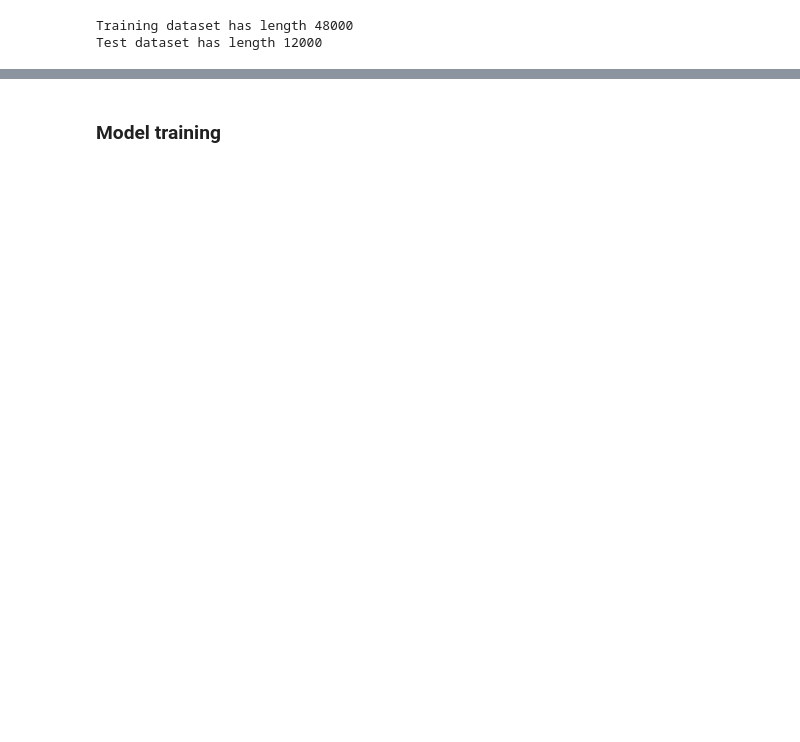
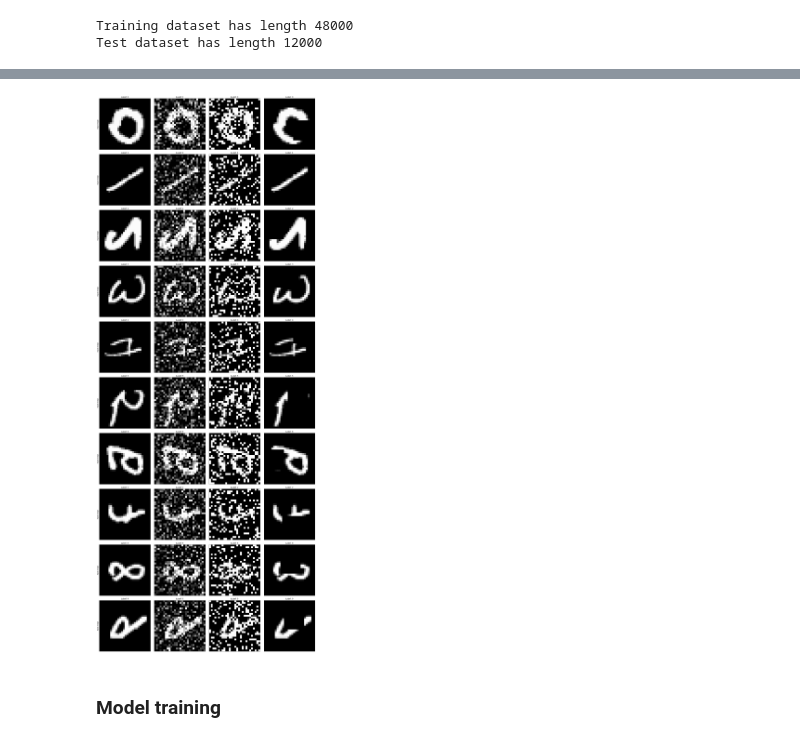
Before and after one commit to damiclem/nndl-04, a Jupyter notebook: variational-auto-encoder.ipynb, the cells around one changed output, grey strips where cells are left out. Saved outputs shown, nothing was run; the diff lists cells and outputs as text; code cells hidden in the pictures; blank space fills up the shorter version.

```diff
--- a/variational-auto-encoder.ipynb
+++ b/variational-auto-encoder.ipynb
@@ -34,7 +42,25 @@ MODEL_PATH = DATA_PATH + '/models'
 # %%
+# Load dataset and set random transformations
+
 # Load MNIST dataset from file
 mnist = MNIST.from_mat(MNIST_PATH)
 
+# Define random noise choice
+random_noise = RandomNoise([
+    # No noise
+    Clip(),
+    # Gaussian noise
+    Compose([GaussianNoise(mu=0, sigma=0.4), Clip()]),
+    # salt and pepper noise
+    Compose([SaltPepperNoise(perc=0.4), Clip()]),
+    # Occlusion noise
+    Compose([OcclusionNoise(perc=0.4), Clip()])
+])
+# Define cast to tensor
+to_tensor = ToTensor()
+# Add to tensor transformation
+mnist.transform = Compose([random_noise, to_tensor])
+
 # Show mnist dataset length
 print('Loaded MNIST dataset contains {:d} images'.format(len(mnist)))
 # %% [output]
@@ -112,2 +131,48 @@ Test dataset has length 12000
+# %%
+# Show digits test sample
+
+# Define function for plotting test sample
+def plot_sample(in_images, out_images, net_images=None, digit_size=5):
+
+    # Define number of input images and transformations
+    n, m = in_images.shape[:2]
+    # Define plot rows and columns
+    r, c = n, m
+
+    # Duplicate rows in case reconstructed images have been set
+    r = r if (net_images is None) else (r * 2)
+
+    # Initialize plot
+    fig, axs = plt.subplots(r, c, figsize=(c * digit_size, r * digit_size))
+    # Loop through each row
+    for i in range(n):
+        # Make new row index
+        k = i if (net_images is None) else (i * 2)
+
+        # Set input images label
+        axs[k + 0, 0].set_ylabel('Input image')
+        # Case reconstructed images are given
+        if (net_images is not None):
+            # Set reconstructed images label
+            axs[k + 1, 0].set_ylabel('Reconstructed image')
+
+        # Loop through each column
+        for j in range(m):
+            # Plot input digit
+            MNIST.plot_digit(i, in_images[i, j, :, :], ax=axs[k + 0, j])
+            # Case reconstructed images must be plotted
+            if (net_images is not None):
+                # Plot reconstructed digit
+                MNIST.plot_digit(i, net_images[i, j, :, :], ax=axs[k + 1, j])
+
+    # Tighten layout
+    plt.tight_layout()
+
+# Show original, ot reconstructed test sample
+plot_sample(*test_sample)
+# Show plot
+plt.show()
+# %% [output]
+[figure, added]
 # %% [markdown]
 ### Model training
```
Also changed, not shown: parts of 22 cells of this notebook, 5 other files.
